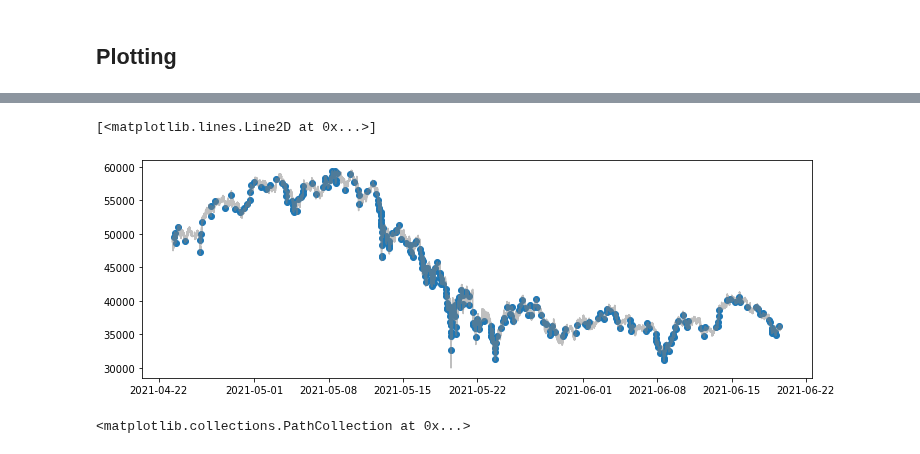
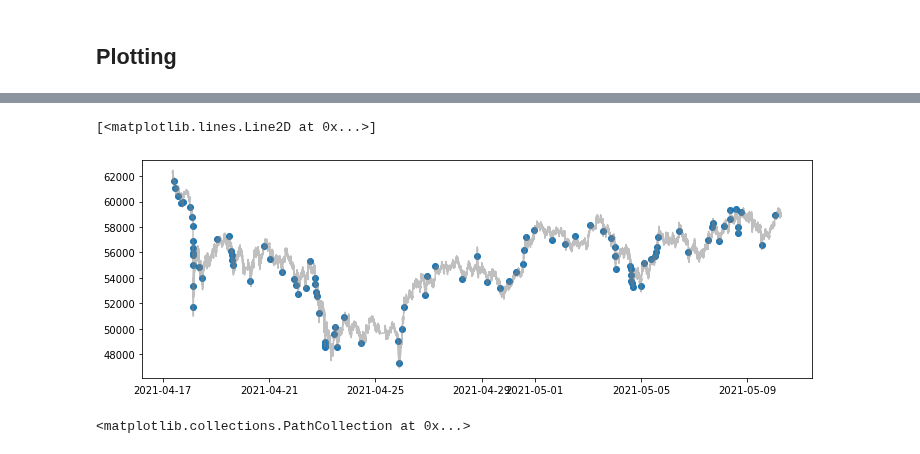
Before and after one commit to sunnymnie/bitcoin-printer, a Jupyter notebook: 3-labelling/3-metalabelling.ipynb, the cells around one changed output, grey strips where cells are left out. Drawn from its saved outputs; the diff is of its cells as text; code cells hidden in the pictures.

```diff
--- a/3-labelling/3-metalabelling.ipynb
+++ b/3-labelling/3-metalabelling.ipynb
@@ -72,6 +72,6 @@ min: 0.0036702801383765
 mean: 0.02651504315228308
 median: 0.02281254582903505
 # %%
-t_events, side = get_t_events(df.close,h=ind, m=0.01)
+t_events = get_t_events(df.close,h=ind, m=0.01)
 t_events
 # %% [output]
@@ -128,3 +92,5 @@ Length: 9233, dtype: int64
+# %%
+t_events = side.index
 # %% [markdown]
 ## Add vertical barrier
 # %%
@@ -154 +120,3 @@ Name: time, Length: 713, dtype: datetime64[ns]
+# %%
+t1 = t1[1:]
 # %%
@@ -398,13 +386,15 @@ t1.to_csv("../data/t1.csv")
 # %%
+a = 10_700_000
+b = 11_000_000
 # test = df[a:b].reindex(t_events)
 fig, ax = plt.subplots(figsize=(12, 4))
 
-ax.scatter(clean_labels.index, df.close.reindex(clean_labels.index))
-ax.plot(df.close, color="gray", alpha=.5)
+ax.scatter(clean_labels.loc[df.index[a]:df.index[b]].index, df.close.reindex(clean_labels.loc[df.index[a]:df.index[b]].index))
+ax.plot(df.close[a:b], color="gray", alpha=.5)
 # ax.scatter(test.index, test.close)
 # %% [output]
 [<matplotlib.lines.Line2D at 0x...>]
-[figure, old version]
+[figure, new version]
 # %%
 a = -200000
 b = -100000
```
Also changed, not shown: parts of 21 cells of this notebook, 7 other files.
